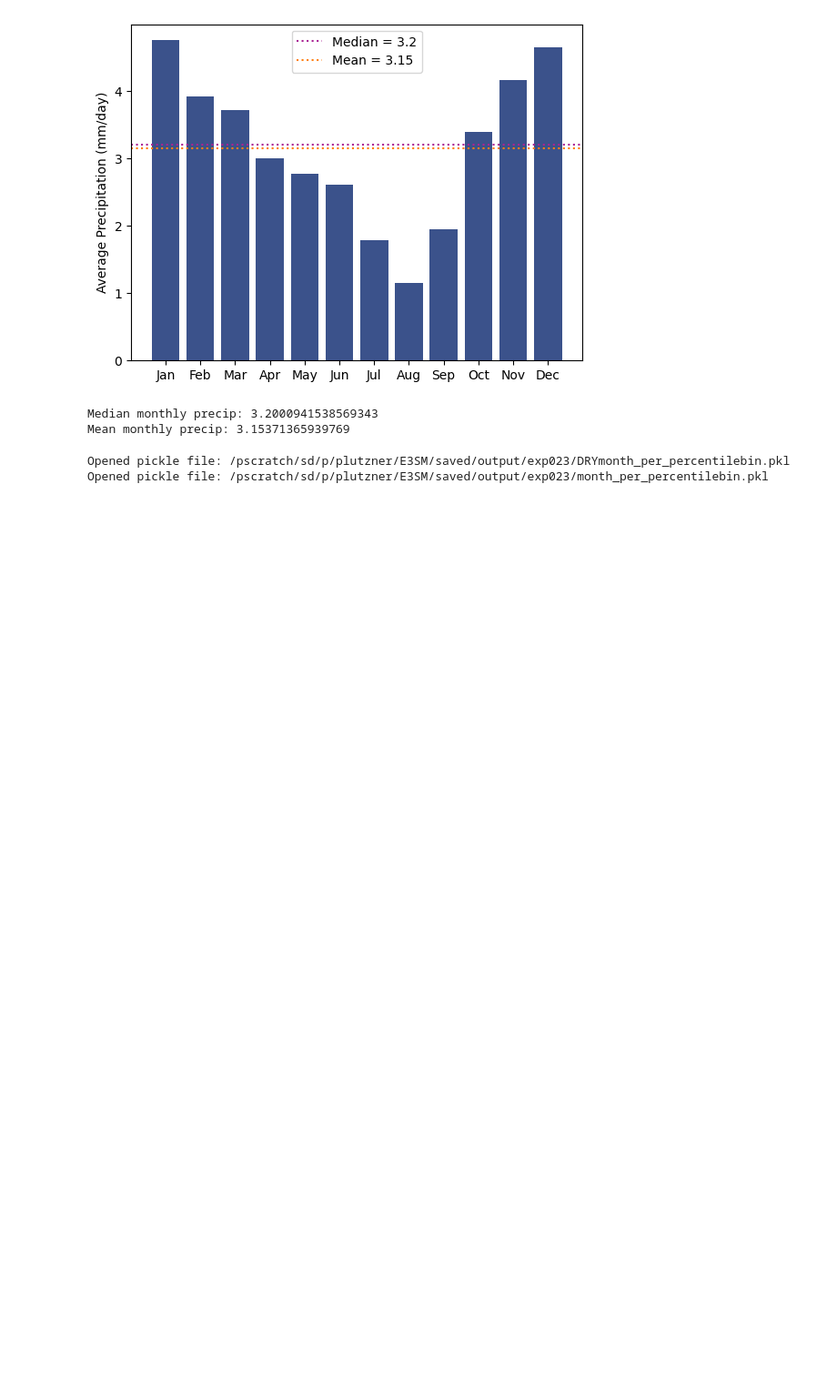
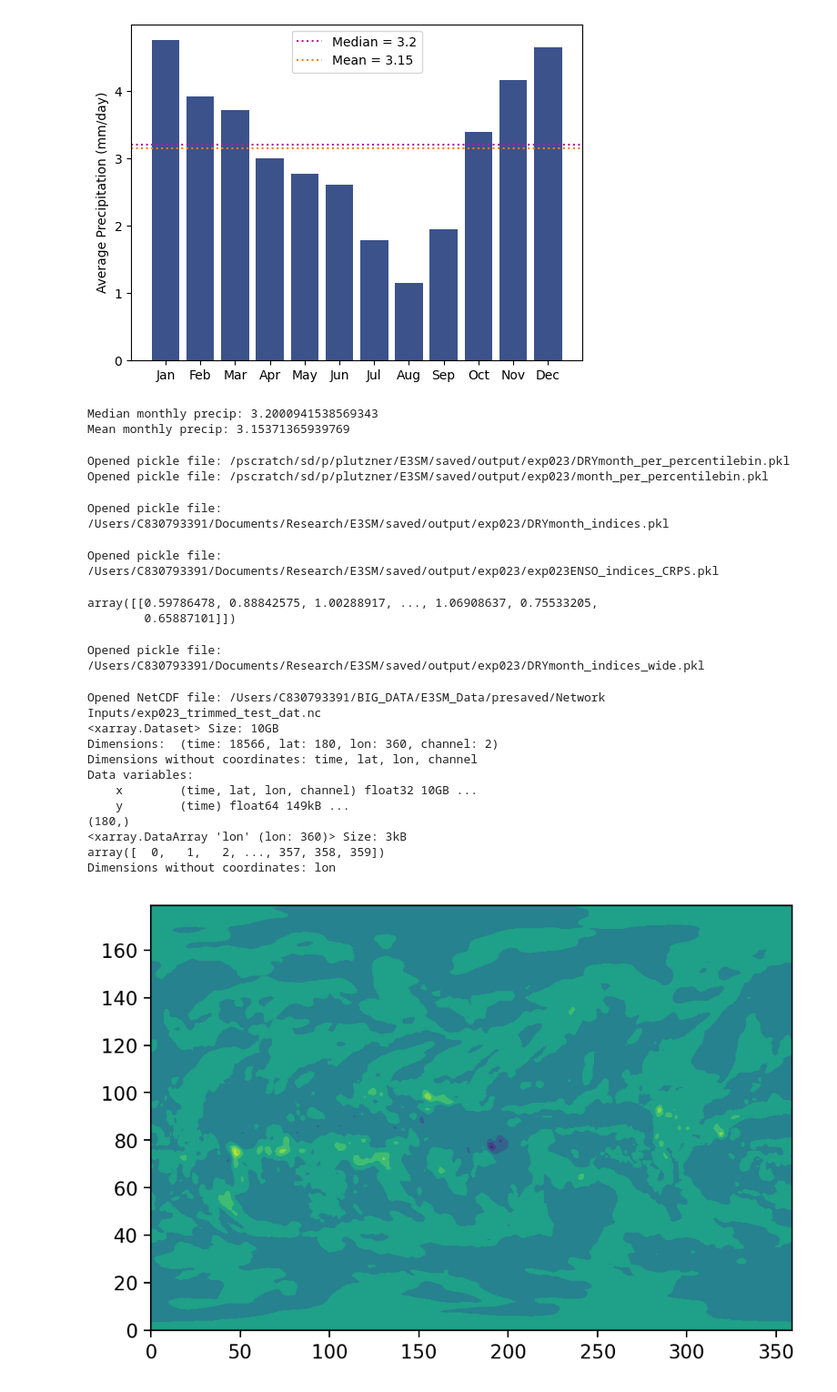
Before and after one commit to Jolan-vP/E3SM, a Jupyter notebook: playfile.ipynb, the cells around one changed output. Shown at 91% size. Drawn from its saved outputs; the diff is of its cells as text; code cells hidden in the pictures; blank space fills up the shorter version.

Commit message:
Exp023 Analysis of Dry Months from model trained on All Months.

```diff
--- a/playfile.ipynb
+++ b/playfile.ipynb
@@ -1254,3 +1254,42 @@ months_percentiles = open_data_file('/pscratch/sd/p/plutzner/E3SM/saved/output/e
 # %% [output]
 Opened pickle file: /pscratch/sd/p/plutzner/E3SM/saved/output/exp023/DRYmonth_per_percentilebin.pkl
 Opened pickle file: /pscratch/sd/p/plutzner/E3SM/saved/output/exp023/month_per_percentilebin.pkl
+# %%
+dry_month_indices = open_data_file('/Users/C830793391/Documents/Research/E3SM/saved/output/exp023/DRYmonth_indices.pkl')
+# %% [output]
+Opened pickle file: /Users/C830793391/Documents/Research/E3SM/saved/output/exp023/DRYmonth_indices.pkl
+# %%
+crpsensoexp023 = open_data_file('/Users/C830793391/Documents/Research/E3SM/saved/output/exp023/exp023ENSO_indices_CRPS.pkl')
+
+crps = np.asarray(crpsensoexp023["CRPS"])
+crps
+# %% [output]
+Opened pickle file: /Users/C830793391/Documents/Research/E3SM/saved/output/exp023/exp023ENSO_indices_CRPS.pkl
+array([[0.59786478, 0.88842575, 1.00288917, ..., 1.06908637, 0.75533205,
+        0.65887101]])
+# %%
+drymonth_per_per_wide = open_data_file('/Users/C830793391/Documents/Research/E3SM/saved/output/exp023/DRYmonth_indices_wide.pkl')
+# %% [output]
+Opened pickle file: /Users/C830793391/Documents/Research/E3SM/saved/output/exp023/DRYmonth_indices_wide.pkl
+# %%
+exp023inputs = open_data_file('/Users/C830793391/BIG_DATA/E3SM_Data/presaved/Network Inputs/exp023_trimmed_test_dat.nc')
+print(exp023inputs)
+
+fig, ax = plt.subplots(1, 1, figsize=(6, 4), dpi=200)
+ax.contourf(exp023inputs['x'][400, :, :, 0])
+
+print(exp023inputs['x'].lat.shape)
+print(exp023inputs['x'].lon)
+# %% [output]
+Opened NetCDF file: /Users/C830793391/BIG_DATA/E3SM_Data/presaved/Network Inputs/exp023_trimmed_test_dat.nc
+<xarray.Dataset> Size: 10GB
+Dimensions:  (time: 18566, lat: 180, lon: 360, channel: 2)
+Dimensions without coordinates: time, lat, lon, channel
+Data variables:
+    x        (time, lat, lon, channel) float32 10GB ...
+    y        (time) float64 149kB ...
+(180,)
+<xarray.DataArray 'lon' (lon: 360)> Size: 3kB
+array([  0,   1,   2, ..., 357, 358, 359])
+Dimensions without coordinates: lon
+[figure, added]
```
Also changed, not shown: parts of 2 cells of this notebook, 6 other files.
